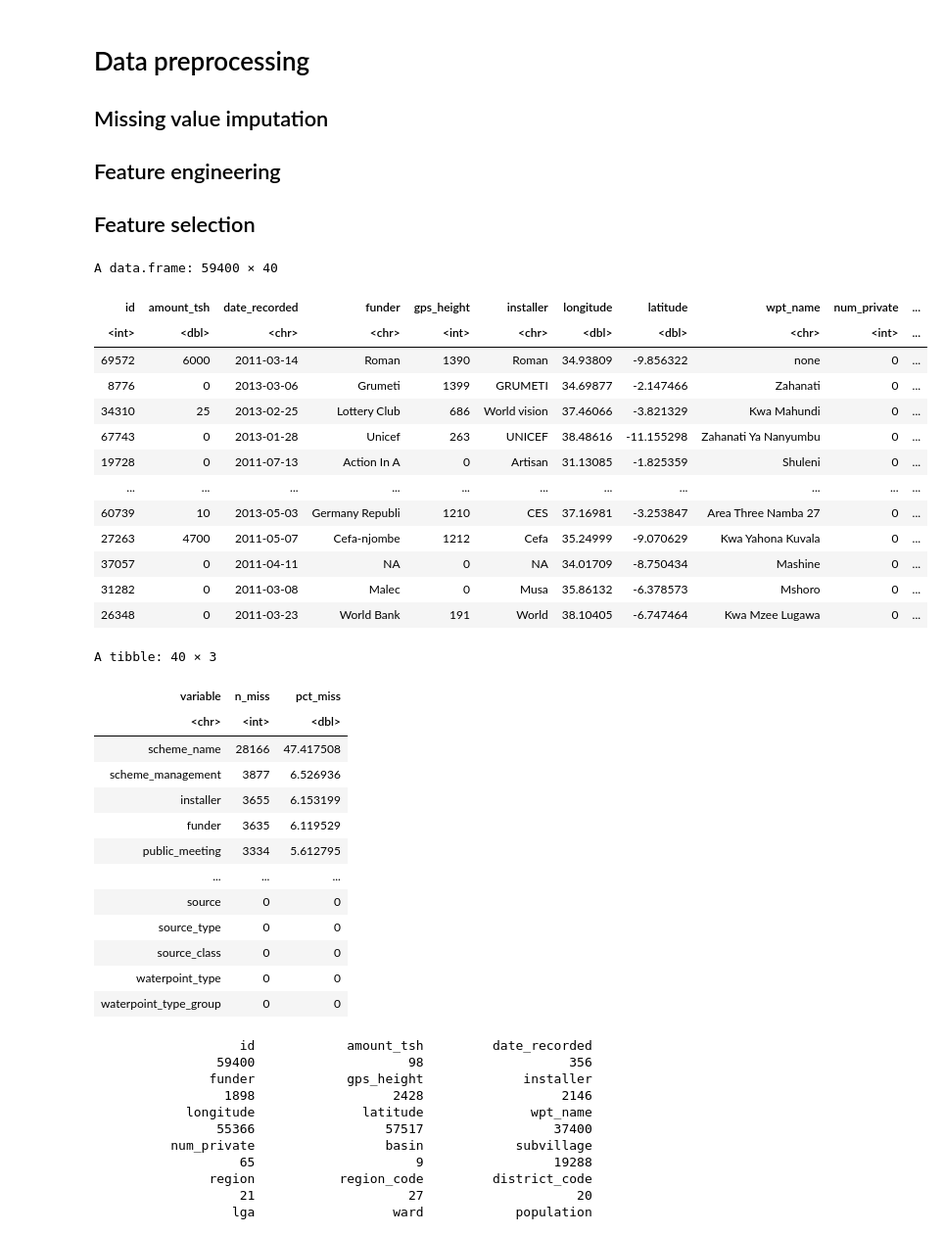
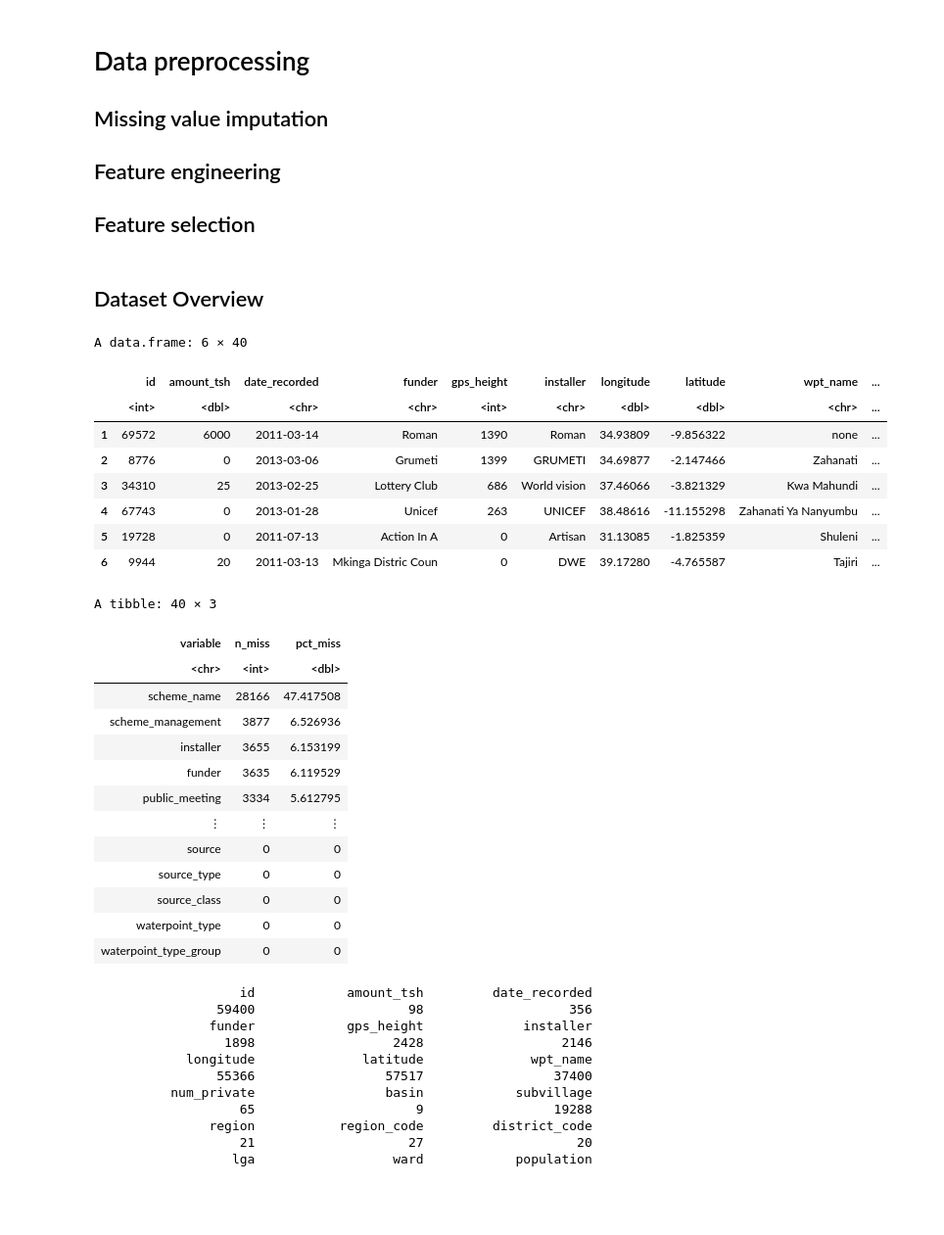
Before and after one commit to 27melba/statisticalFoundationsML, a Jupyter notebook: Project/ReportTemplate_sample1.ipynb, the cells around one changed output. Shown at 98% size. Cells and saved outputs as stored; diff of their text form; code cells hidden in the pictures; blank space fills up the shorter version.

```diff
--- a/Project/ReportTemplate_sample1.ipynb
+++ b/Project/ReportTemplate_sample1.ipynb
@@ -43,27 +105,26 @@ library(VIM)
 ## Feature engineering
 
 ## Feature selection
+# %% [markdown]
+## Dataset Overview
 # %%
 #read training values.csv dataset
-train_val<-read.csv("dataset/training values.csv",na.strings=c("","NA"))
+train_val<-read.csv("/dataset/training values.csv",na.strings=c("","NA"))
+# train_val<-read.csv("dataset/training values.csv",na.strings=c("","NA"),stringsAsFactors = T)
+
 options(repr.matrix.max.cols=150, repr.matrix.max.rows=10)
-train_val
+head(train_val)
 # class(train_val)
 # %% [output]
-A data.frame: 59400 × 40
+A data.frame: 6 × 40
-| id | amount_tsh | date_recorded | funder | gps_height | installer | longitude | latitude | wpt_name | num_private | ... |
-| <int> | <dbl> | <chr> | <chr> | <int> | <chr> | <dbl> | <dbl> | <chr> | <int> | ... |
-| 69572 | 6000 | 2011-03-14 | Roman | 1390 | Roman | 34.93809 | -9.856322 | none | 0 | ... |
-| 8776 | 0 | 2013-03-06 | Grumeti | 1399 | GRUMETI | 34.69877 | -2.147466 | Zahanati | 0 | ... |
-| 34310 | 25 | 2013-02-25 | Lottery Club | 686 | World vision | 37.46066 | -3.821329 | Kwa Mahundi | 0 | ... |
-| 67743 | 0 | 2013-01-28 | Unicef | 263 | UNICEF | 38.48616 | -11.155298 | Zahanati Ya Nanyumbu | 0 | ... |
-| 19728 | 0 | 2011-07-13 | Action In A | 0 | Artisan | 31.13085 | -1.825359 | Shuleni | 0 | ... |
-| ... | ... | ... | ... | ... | ... | ... | ... | ... | ... | ... |
-| 60739 | 10 | 2013-05-03 | Germany Republi | 1210 | CES | 37.16981 | -3.253847 | Area Three Namba 27 | 0 | ... |
-| 27263 | 4700 | 2011-05-07 | Cefa-njombe | 1212 | Cefa | 35.24999 | -9.070629 | Kwa Yahona Kuvala | 0 | ... |
-| 37057 | 0 | 2011-04-11 | NA | 0 | NA | 34.01709 | -8.750434 | Mashine | 0 | ... |
-| 31282 | 0 | 2011-03-08 | Malec | 0 | Musa | 35.86132 | -6.378573 | Mshoro | 0 | ... |
-| 26348 | 0 | 2011-03-23 | World Bank | 191 | World | 38.10405 | -6.747464 | Kwa Mzee Lugawa | 0 | ... |
+|  | id | amount_tsh | date_recorded | funder | gps_height | installer | longitude | latitude | wpt_name | ... |
+|  | <int> | <dbl> | <chr> | <chr> | <int> | <chr> | <dbl> | <dbl> | <chr> | ... |
+| 1 | 69572 | 6000 | 2011-03-14 | Roman | 1390 | Roman | 34.93809 | -9.856322 | none | ... |
+| 2 | 8776 | 0 | 2013-03-06 | Grumeti | 1399 | GRUMETI | 34.69877 | -2.147466 | Zahanati | ... |
+| 3 | 34310 | 25 | 2013-02-25 | Lottery Club | 686 | World vision | 37.46066 | -3.821329 | Kwa Mahundi | ... |
+| 4 | 67743 | 0 | 2013-01-28 | Unicef | 263 | UNICEF | 38.48616 | -11.155298 | Zahanati Ya Nanyumbu | ... |
+| 5 | 19728 | 0 | 2011-07-13 | Action In A | 0 | Artisan | 31.13085 | -1.825359 | Shuleni | ... |
+| 6 | 9944 | 20 | 2011-03-13 | Mkinga Distric Coun | 0 | DWE | 39.17280 | -4.765587 | Tajiri | ... |
 # %%
 # summary(train_val)
 # %%
@@ -74,7 +136,7 @@ train_label<-read.csv("dataset/training labels.csv")
 # display missing values
 # sum(is.na(train_val))/prod(dim(train_val))
 miss_var_summary(train_val)
-options(repr.matrix.max.cols=150, repr.matrix.max.rows=50)
+# options(repr.matrix.max.cols=150, repr.matrix.max.rows=50)
 # %% [output]
 A tibble: 40 × 3
 | variable | n_miss | pct_miss |
@@ -84,7 +146,7 @@ A tibble: 40 × 3
 | installer | 3655 | 6.153199 |
 | funder | 3635 | 6.119529 |
 | public_meeting | 3334 | 5.612795 |
-| ... | ... | ... |
+| ⋮ | ⋮ | ⋮ |
 | source | 0 | 0 |
 | source_type | 0 | 0 |
 | source_class | 0 | 0 |
```
Also changed, not shown: parts of 185 cells of this notebook.
